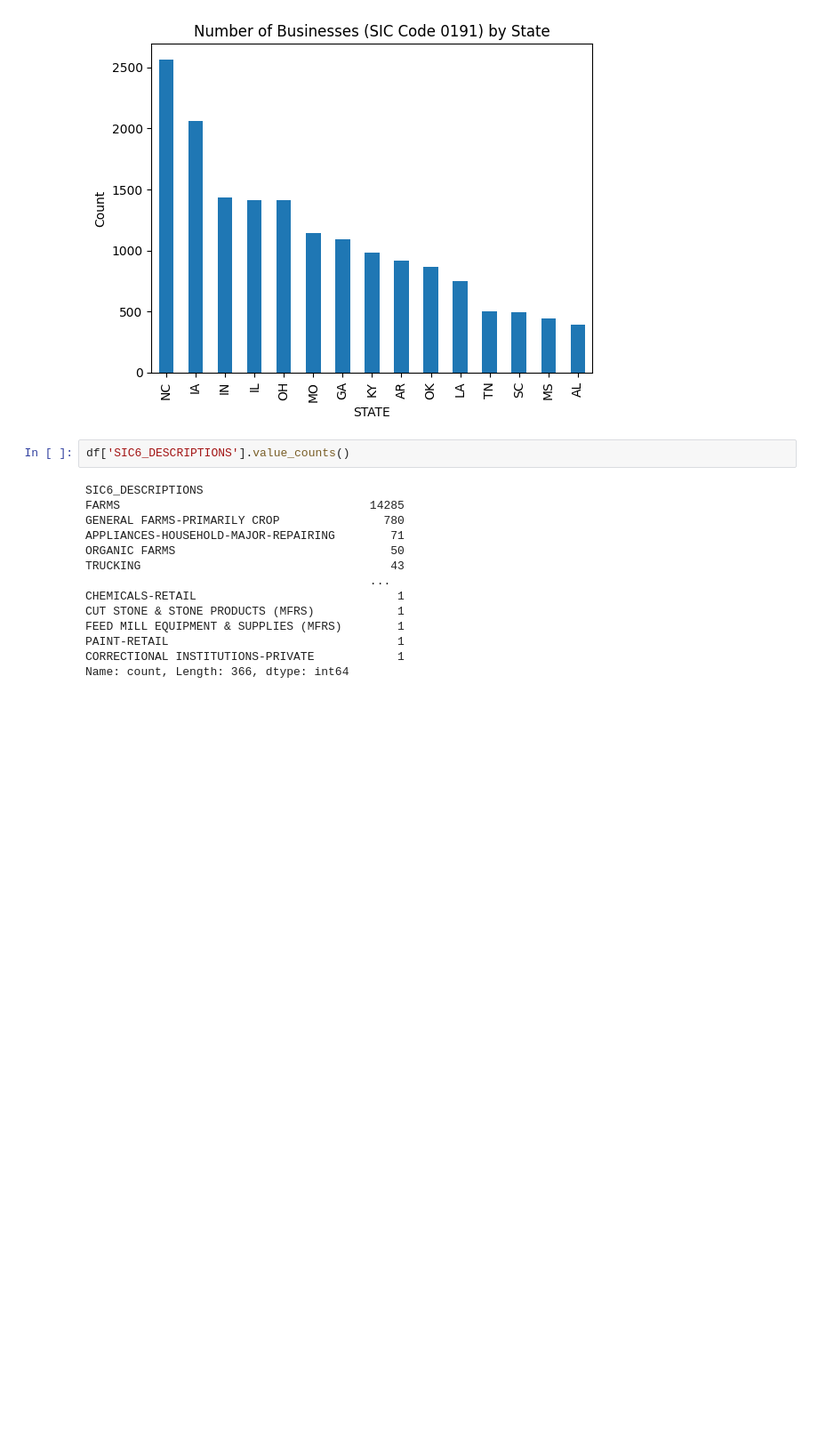
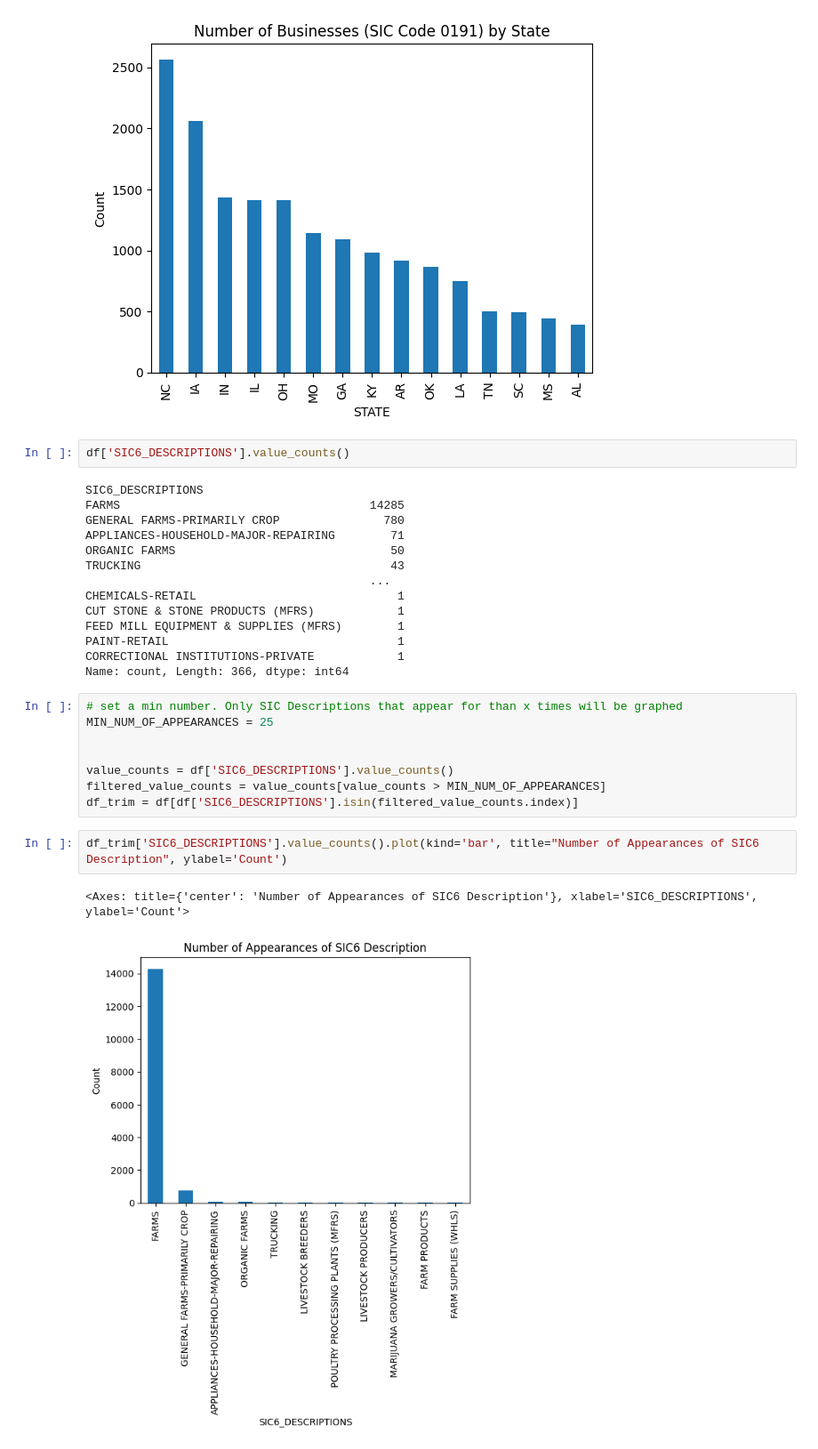
Before and after one commit to uchicago-dsi/rafi-poultry, a Jupyter notebook: notebooks/sic_code_simple_analysis.ipynb, the cells around one changed output. Shown at 89% size. Saved outputs shown, nothing was run; the diff lists cells and outputs as text; blank space fills up the shorter version.

Commit message:
added bar plot sic descrip.
Former-commit-id: d3c92d16755ae10bf7075110ee7dcd8acbc86a19

```diff
--- a/notebooks/sic_code_simple_analysis.ipynb
+++ b/notebooks/sic_code_simple_analysis.ipynb
@@ -50,3 +50,16 @@ FEED MILL EQUIPMENT & SUPPLIES (MFRS)        1
 PAINT-RETAIL                                 1
 CORRECTIONAL INSTITUTIONS-PRIVATE            1
 Name: count, Length: 366, dtype: int64
+# %%
+# set a min number. Only SIC Descriptions that appear for than x times will be graphed
+MIN_NUM_OF_APPEARANCES = 25
+
+
+value_counts = df['SIC6_DESCRIPTIONS'].value_counts()
+filtered_value_counts = value_counts[value_counts > MIN_NUM_OF_APPEARANCES]
+df_trim = df[df['SIC6_DESCRIPTIONS'].isin(filtered_value_counts.index)]
+# %%
+df_trim['SIC6_DESCRIPTIONS'].value_counts().plot(kind='bar', title="Number of Appearances of SIC6 Description", ylabel='Count')
+# %% [output]
+<Axes: title={'center': 'Number of Appearances of SIC6 Description'}, xlabel='SIC6_DESCRIPTIONS', ylabel='Count'>
+[figure, added]
```
Also changed, not shown: parts of 1 cell of this notebook.
